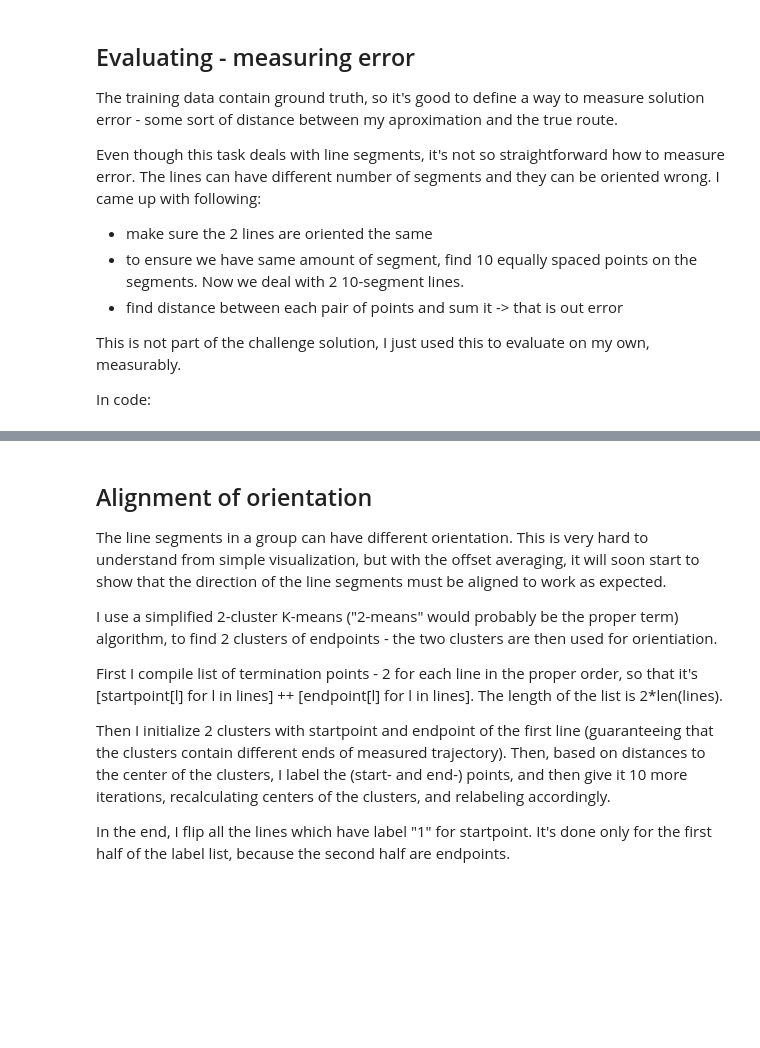
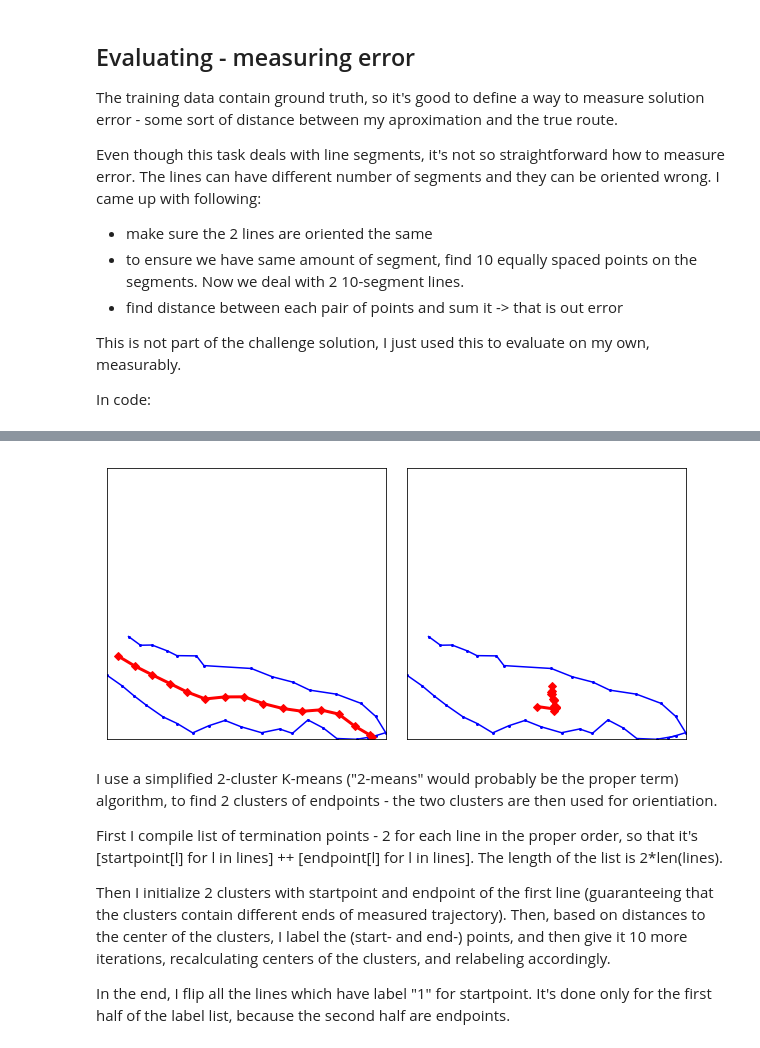
Before and after one commit to t0mk/seg, a Jupyter notebook: segpub.ipynb, the cells around one changed output, grey strips where cells are left out. Saved outputs shown, nothing was run; the diff lists cells and outputs as text; code cells hidden in the pictures; blank space fills up the shorter version.

```diff
--- a/segpub.ipynb
+++ b/segpub.ipynb
@@ -135,8 +157,8 @@ __EXAMPLE of outlier detect
+# %%
+Image("ori.png")
+# %% [output]
+[figure, added]
 # %% [markdown]
-## Alignment of orientation
-
-The line segments in a group can have different orientation. This is very hard to understand from simple visualization, but with the offset averaging, it will soon start to show that the direction of the line segments must be aligned to work as expected.
-
 I use a simplified 2-cluster K-means ("2-means" would probably be the proper term) algorithm, to find 2 clusters of endpoints - the two clusters are then used for orientiation.
 
 First I compile list of termination points - 2 for each line in the proper order, so that it's \[startpoint\[l\] for l in lines\] ++ \[endpoint\[l\] for l in lines\]. The length of the list is 2\*len(lines).
```
Also changed, not shown: parts of 7 cells of this notebook, 3 other files.
